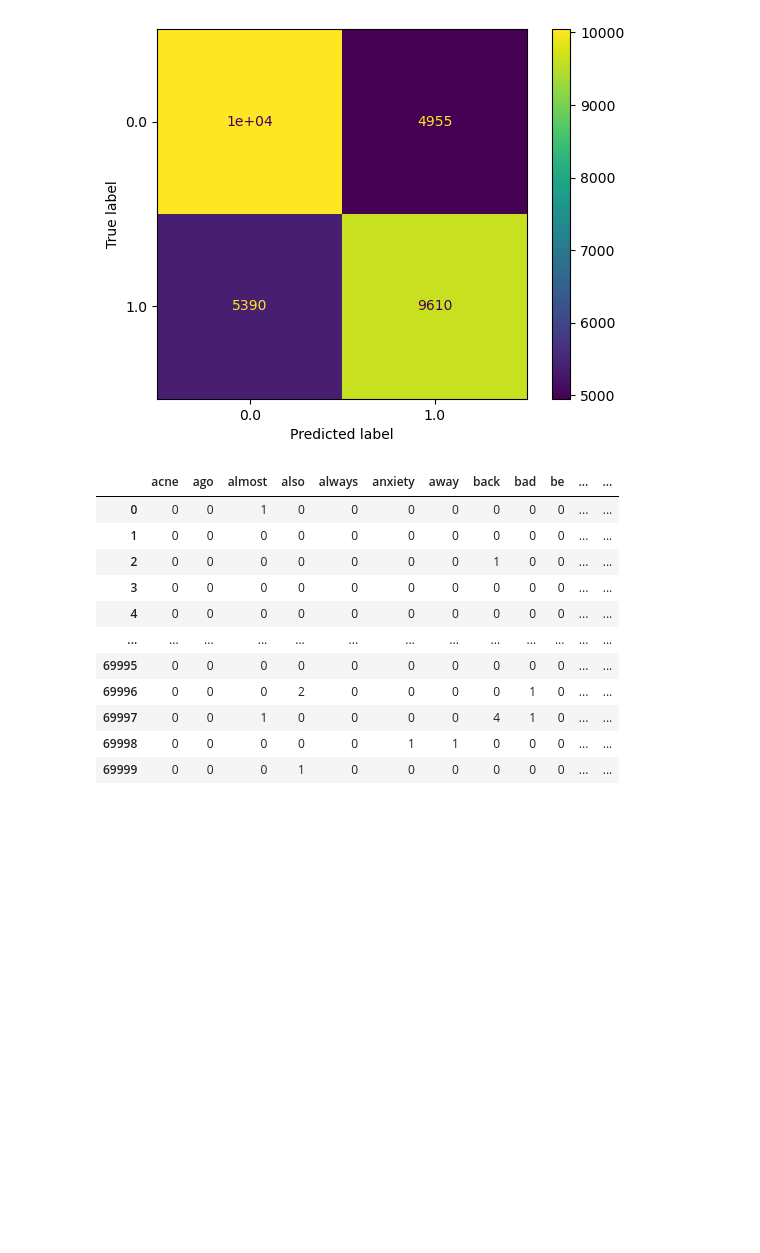
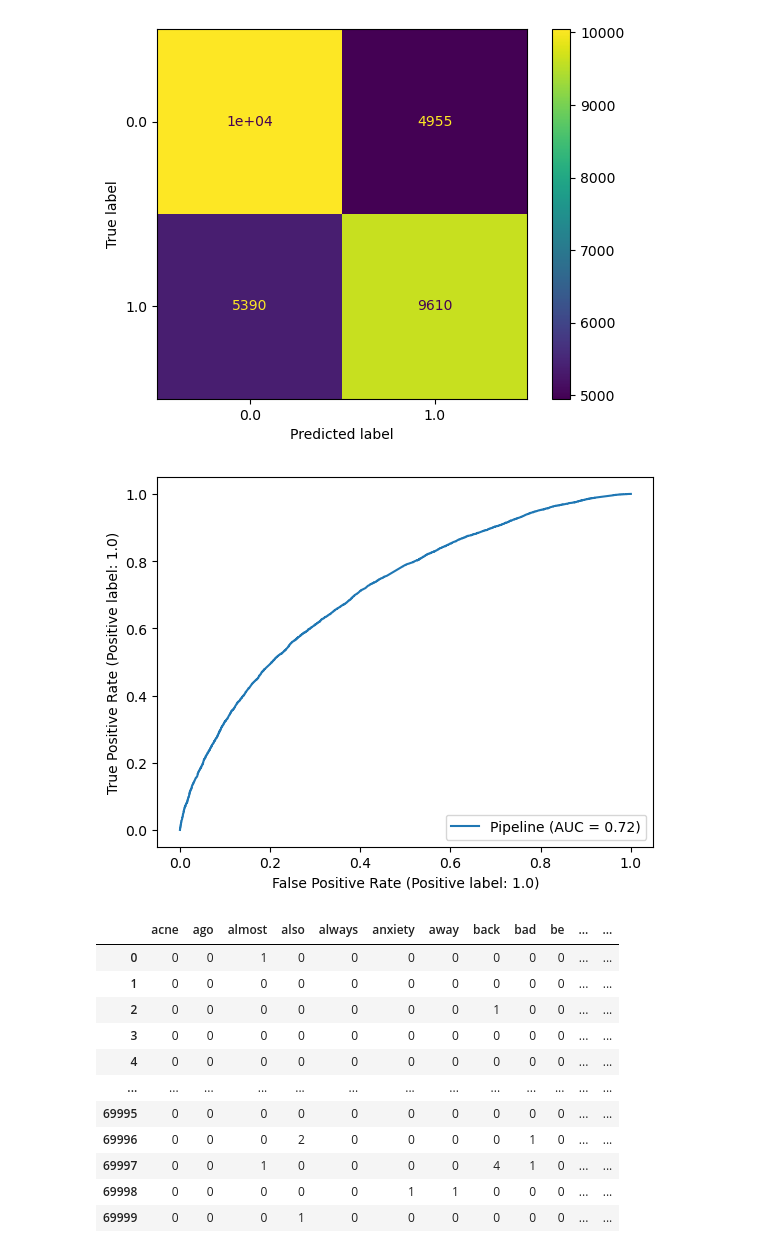
Before and after one commit to YamunaU75/FortuneMedical, a Jupyter notebook: FortuneMedical.ipynb, the cells around one changed output. Drawn from its saved outputs; the diff is of its cells as text; code cells hidden in the pictures; blank space fills up the shorter version.

Commit message:
ntbk updt, new models

```diff
--- a/FortuneMedical.ipynb
+++ b/FortuneMedical.ipynb
@@ -512,6 +515,11 @@ weighted avg       0.66      0.66      0.66     30000
 ConfusionMatrixDisplay.from_estimator(model1_pipe, X_test_trans, y_test);
 # %% [output]
 [figure]
+# %%
+# ROC curve
+RocCurveDisplay.from_estimator(model1_pipe, X_test_trans, y_test);
+# %% [output]
+[figure, added]
 # %%
 #Get the feature names from the vectorized X
 feature_names = model1_pipe['countvec'].get_feature_names_out()
```
Also changed, not shown: parts of 20 cells of this notebook.
